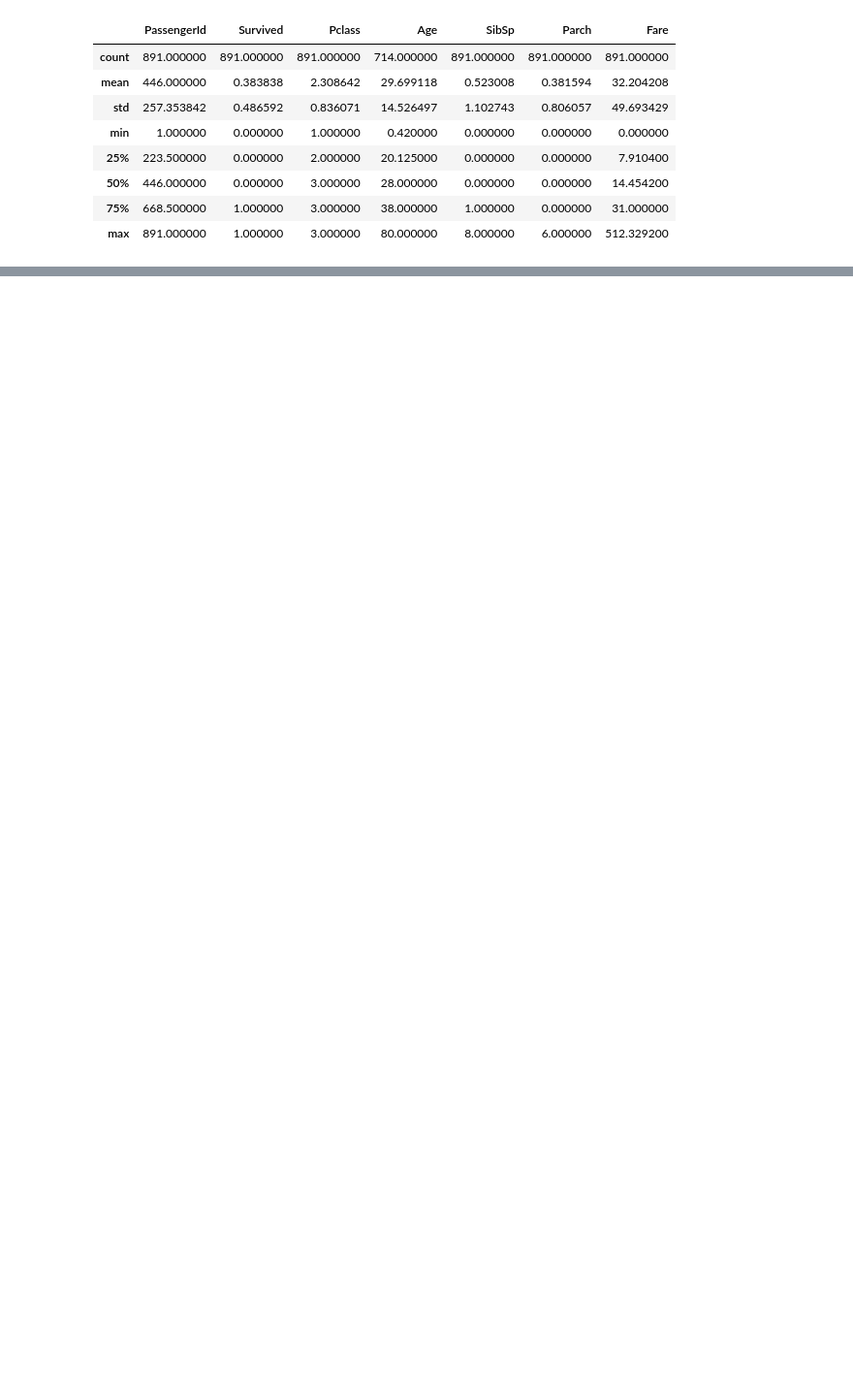
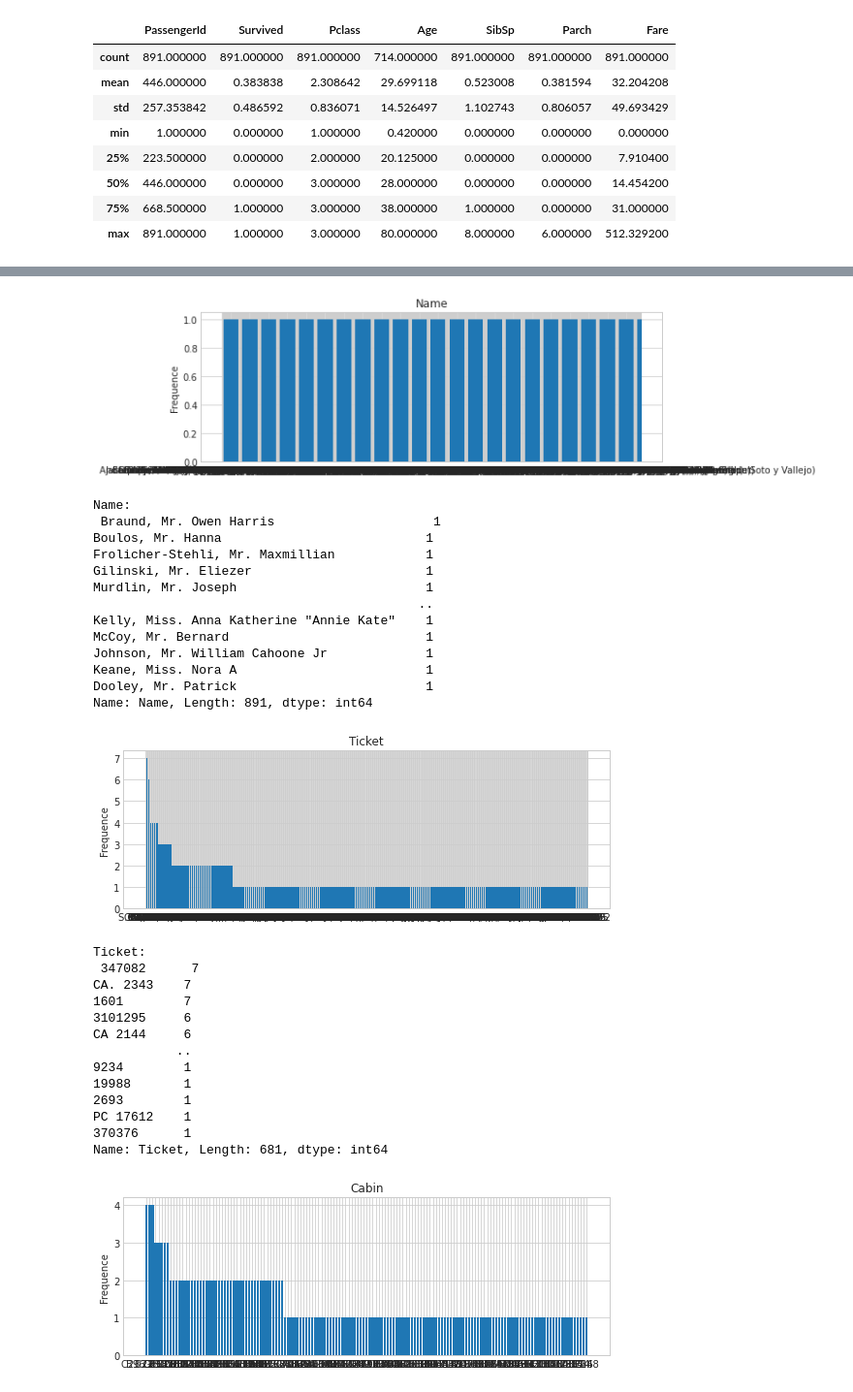
Before and after one commit to TolgaTANRISEVER/titanic-EDA, a Jupyter notebook: titanic-eda.ipynb, the cells around one changed output, grey strips where cells are left out. Shown at 97% size. Cells and saved outputs as stored; diff of their text form; code cells hidden in the pictures; blank space fills up the shorter version.

```diff
--- a/titanic-eda.ipynb
+++ b/titanic-eda.ipynb
@@ -78,0 +221,34 @@ train_df.describe()
+# %%
+category2=['Name', 'Ticket', 'Cabin' ]
+for variable in category2:
+    bar_plot(variable)
+# %% [output]
+[figure, added]
+Name:
+ Braund, Mr. Owen Harris                     1
+Boulos, Mr. Hanna                           1
+Frolicher-Stehli, Mr. Maxmillian            1
+Gilinski, Mr. Eliezer                       1
+Murdlin, Mr. Joseph                         1
+                                           ..
+Kelly, Miss. Anna Katherine "Annie Kate"    1
+McCoy, Mr. Bernard                          1
+Johnson, Mr. William Cahoone Jr             1
+Keane, Miss. Nora A                         1
+Dooley, Mr. Patrick                         1
+Name: Name, Length: 891, dtype: int64
+[figure, added]
+Ticket:
+ 347082      7
+CA. 2343    7
+1601        7
+3101295     6
+CA 2144     6
+           ..
+9234        1
+19988       1
+2693        1
+PC 17612    1
+370376      1
+Name: Ticket, Length: 681, dtype: int64
+[figure, added]
```
Also changed, not shown: parts of 10 cells of this notebook.
